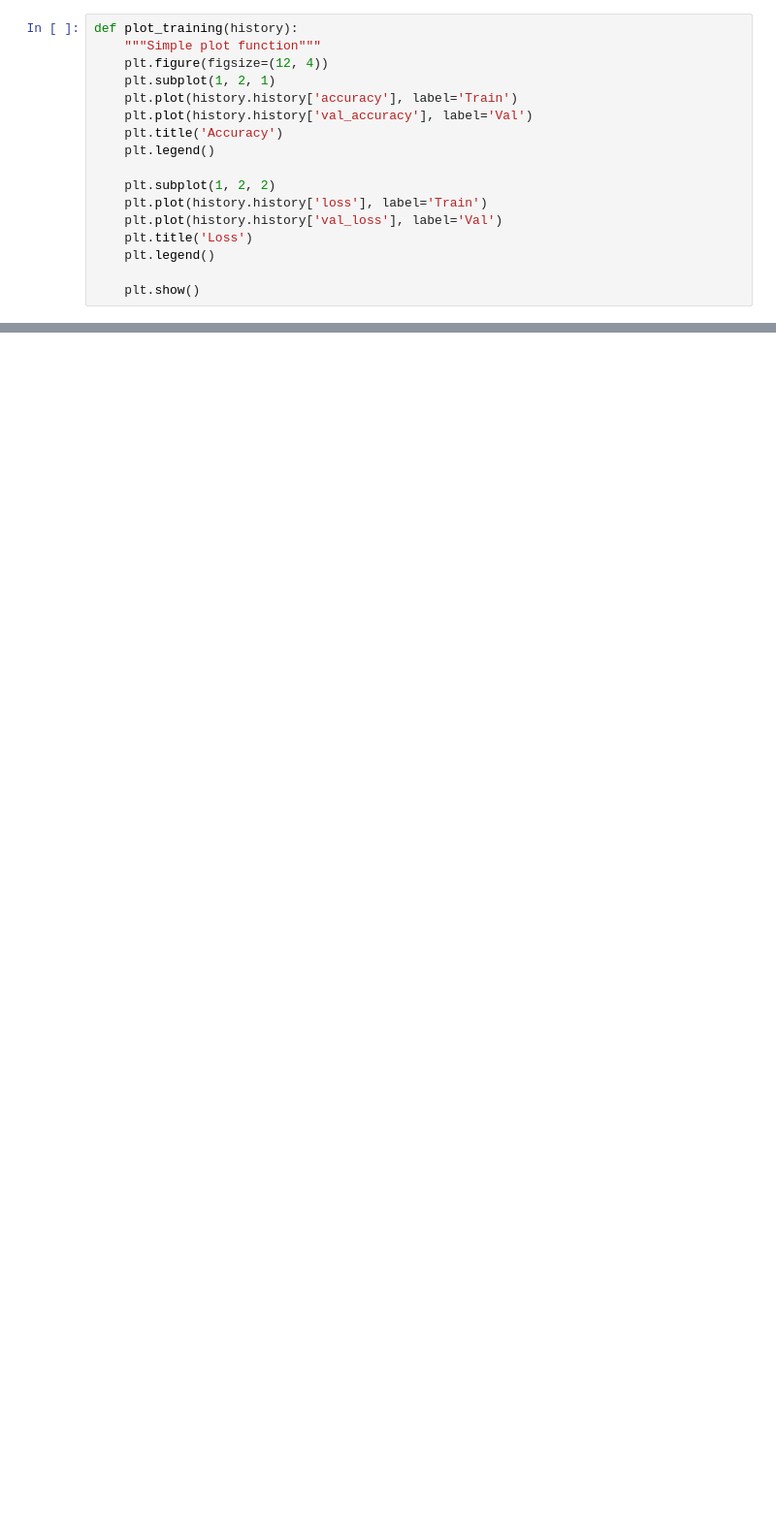
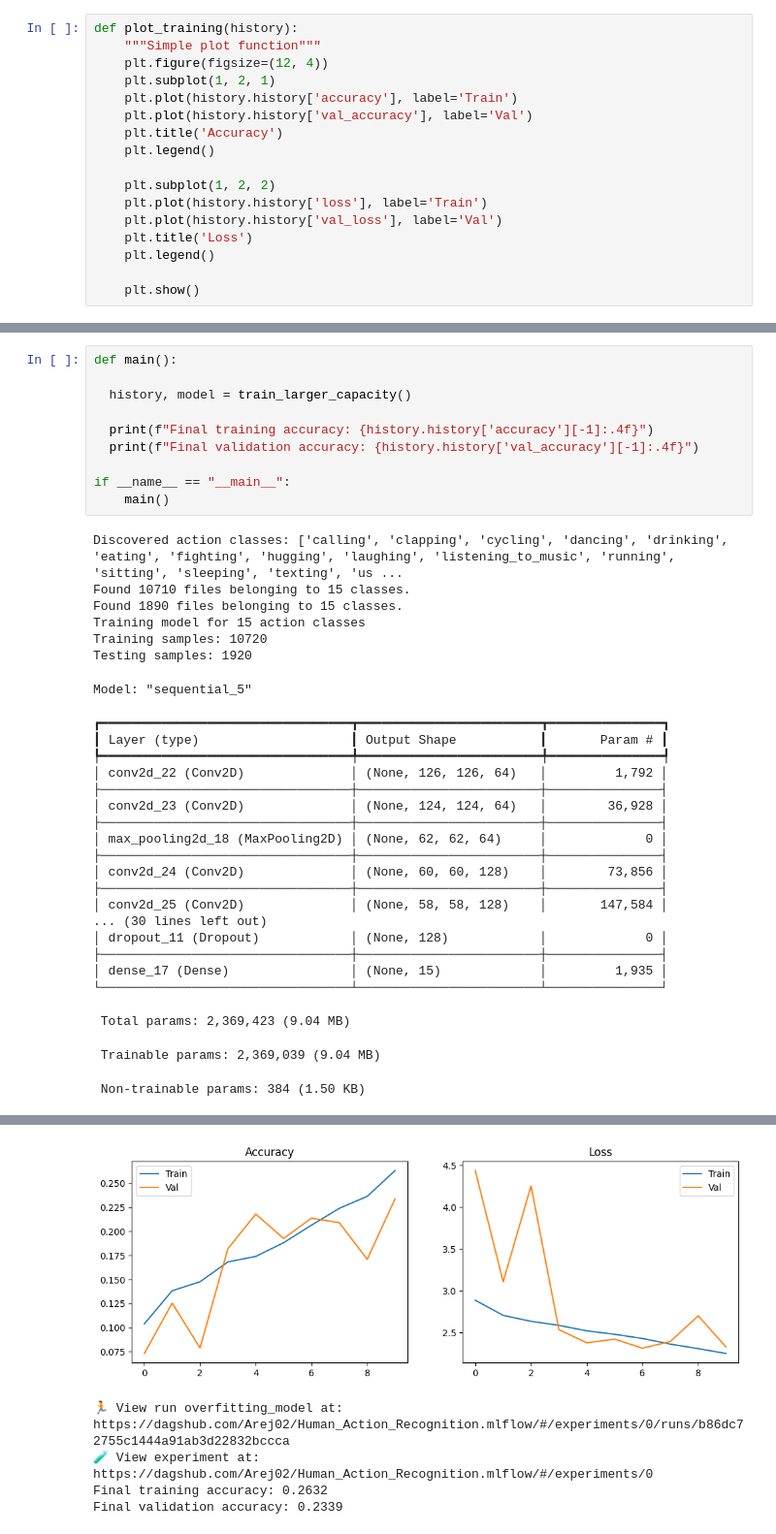
Before and after one commit to Arej02/Human_Action_Recognition, a Jupyter notebook: Baseline_model.ipynb, the cells around one changed output, grey strips where cells are left out. Shown at 97% size. Drawn from its saved outputs; the diff is of its cells as text; blank space fills up the shorter version.

```diff
--- a/Baseline_model.ipynb
+++ b/Baseline_model.ipynb
@@ -228,0 +366,38 @@ Final validation accuracy: 0.3397
+# %%
+def main():
+
+  history, model = train_larger_capacity()
+
+  print(f"Final training accuracy: {history.history['accuracy'][-1]:.4f}")
+  print(f"Final validation accuracy: {history.history['val_accuracy'][-1]:.4f}")
+
+if __name__ == "__main__":
+    main()
+# %% [output]
+Discovered action classes: ['calling', 'clapping', 'cycling', 'dancing', 'drinking', 'eating', 'fighting', 'hugging', 'laughing', 'listening_to_music', 'running', 'sitting', 'sleeping', 'texting', 'us ...
+Found 10710 files belonging to 15 classes.
+Found 1890 files belonging to 15 classes.
+Training model for 15 action classes
+Training samples: 10720
+Testing samples: 1920
+Model: "sequential_5"
+┏━━━━━━━━━━━━━━━━━━━━━━━━━━━━━━━━━┳━━━━━━━━━━━━━━━━━━━━━━━━┳━━━━━━━━━━━━━━━┓
+┃ Layer (type)                    ┃ Output Shape           ┃       Param # ┃
+┡━━━━━━━━━━━━━━━━━━━━━━━━━━━━━━━━━╇━━━━━━━━━━━━━━━━━━━━━━━━╇━━━━━━━━━━━━━━━┩
+│ conv2d_22 (Conv2D)              │ (None, 126, 126, 64)   │         1,792 │
+├─────────────────────────────────┼────────────────────────┼───────────────┤
+│ conv2d_23 (Conv2D)              │ (None, 124, 124, 64)   │        36,928 │
+├─────────────────────────────────┼────────────────────────┼───────────────┤
+│ max_pooling2d_18 (MaxPooling2D) │ (None, 62, 62, 64)     │             0 │
+├─────────────────────────────────┼────────────────────────┼───────────────┤
+│ conv2d_24 (Conv2D)              │ (None, 60, 60, 128)    │        73,856 │
+├─────────────────────────────────┼────────────────────────┼───────────────┤
+│ conv2d_25 (Conv2D)              │ (None, 58, 58, 128)    │       147,584 │
+... (30 lines left out)
+│ dropout_11 (Dropout)            │ (None, 128)            │             0 │
+├─────────────────────────────────┼────────────────────────┼───────────────┤
+│ dense_17 (Dense)                │ (None, 15)             │         1,935 │
+└─────────────────────────────────┴────────────────────────┴───────────────┘
+ Total params: 2,369,423 (9.04 MB)
+ Trainable params: 2,369,039 (9.04 MB)
+ Non-trainable params: 384 (1.50 KB)
@@ -228,0 +424,5 @@ Final validation accuracy: 0.3397
+[figure, added]
+🏃 View run overfitting_model at: https://dagshub.com/Arej02/Human_Action_Recognition.mlflow/#/experiments/0/runs/b86dc72755c1444a91ab3d22832bccca
+🧪 View experiment at: https://dagshub.com/Arej02/Human_Action_Recognition.mlflow/#/experiments/0
+Final training accuracy: 0.2632
+Final validation accuracy: 0.2339
```
Also changed, not shown: parts of 8 cells of this notebook.
